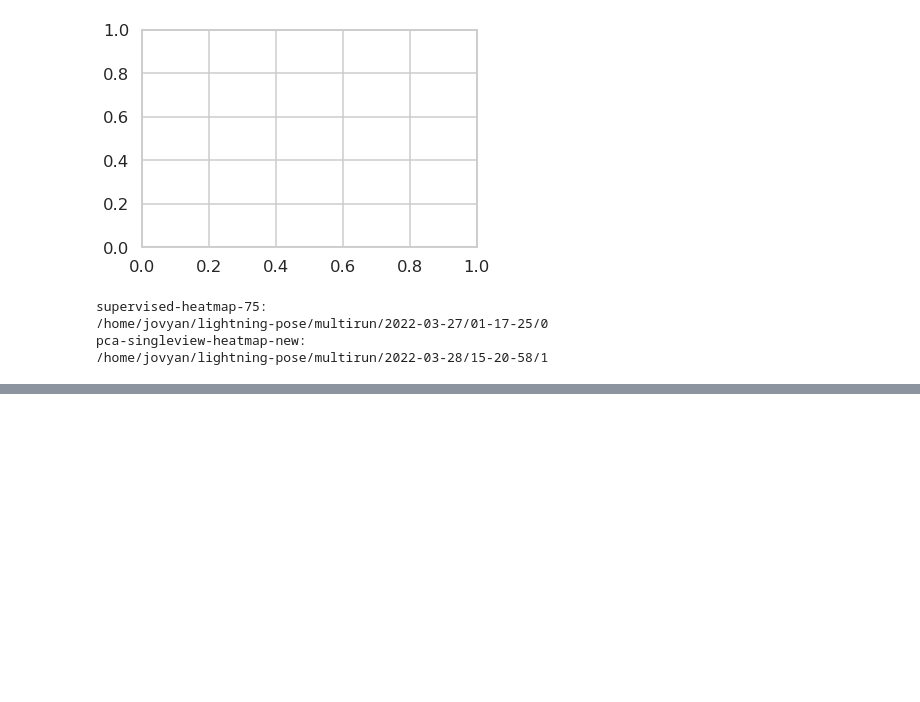
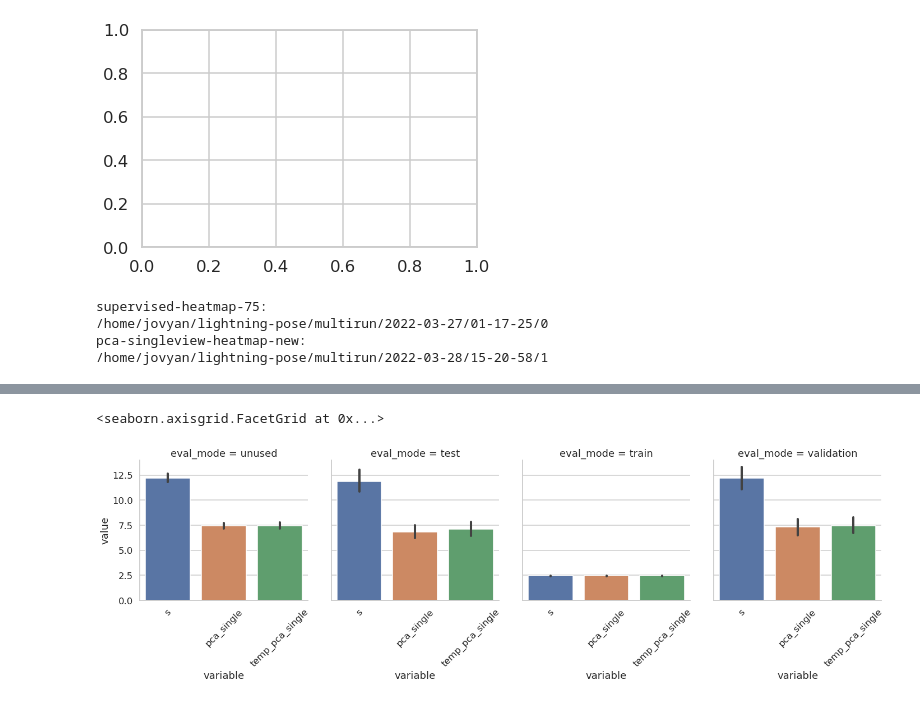
Before and after one commit to paninski-lab/tracking-diagnostics, a Jupyter notebook: notebooks/plot-metric-sweeps.ipynb, the cells around one changed output, grey strips where cells are left out. Saved outputs shown, nothing was run; the diff lists cells and outputs as text; code cells hidden in the pictures; blank space fills up the shorter version.

Commit message:
added a way to plot multiple loss types

```diff
--- a/notebooks/plot-metric-sweeps.ipynb
+++ b/notebooks/plot-metric-sweeps.ipynb
@@ -488,0 +595,17 @@ pca-singleview-heatmap-new:
+# %%
+df_tmp = pd.melt(
+    results_df,
+    id_vars=['bodypart', 'img_file', 'eval_mode'],
+    value_vars=name_strs_to_plot,
+)
+def add_loss_name_col(row):
+    return '_'.join(row['variable'].split('_')[:-1])
+def add_loss_val_col(row):
+    return row['variable'].split('_')[-1]
+df_tmp['loss'] = df_tmp.apply(add_loss_name_col, axis=1)
+# df_tmp_2 = pd.melt(
+#     df_tmp,
+#     id_vars=['bodypart', 'img_file', 'eval_mode'],
+#     value_vars=name_strs_to_plot,
+# )
+#df_tmp['loss_weight'] = df_tmp.apply(add_loss_val_col, axis=1)
@@ -489,8 +628,14 @@ pca-singleview-heatmap-new:
 # %%
-# have multiple columns
-# sns.set(context='talk', style='whitegrid', font_scale=1)
+#have multiple columns
+sns.set(context='talk', style='whitegrid', font_scale=1)
 
-# sns.catplot(
-#     data=iris, x='target', y='value',
-#     col='variable', kind='box', col_wrap=2
-# )
+g = sns.catplot(
+    data=df_tmp, x='variable', y='value',
+    col='eval_mode', kind='bar', col_wrap=4
+)
+for ax in g.axes:
+    plt.setp(ax.get_yticklabels(), visible=True, rotation=None)
+g.set_xticklabels(rotation=45, ha='center')
+# %% [output]
+<seaborn.axisgrid.FacetGrid at 0x...>
+[figure, added]
```
Also changed, not shown: parts of 7 cells of this notebook.
